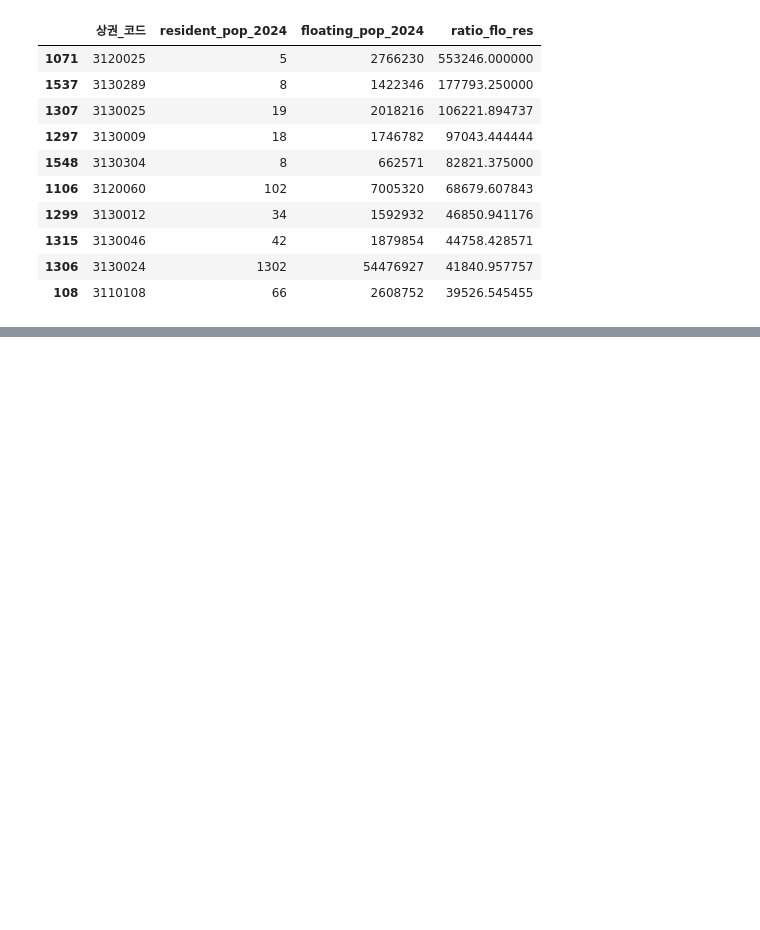
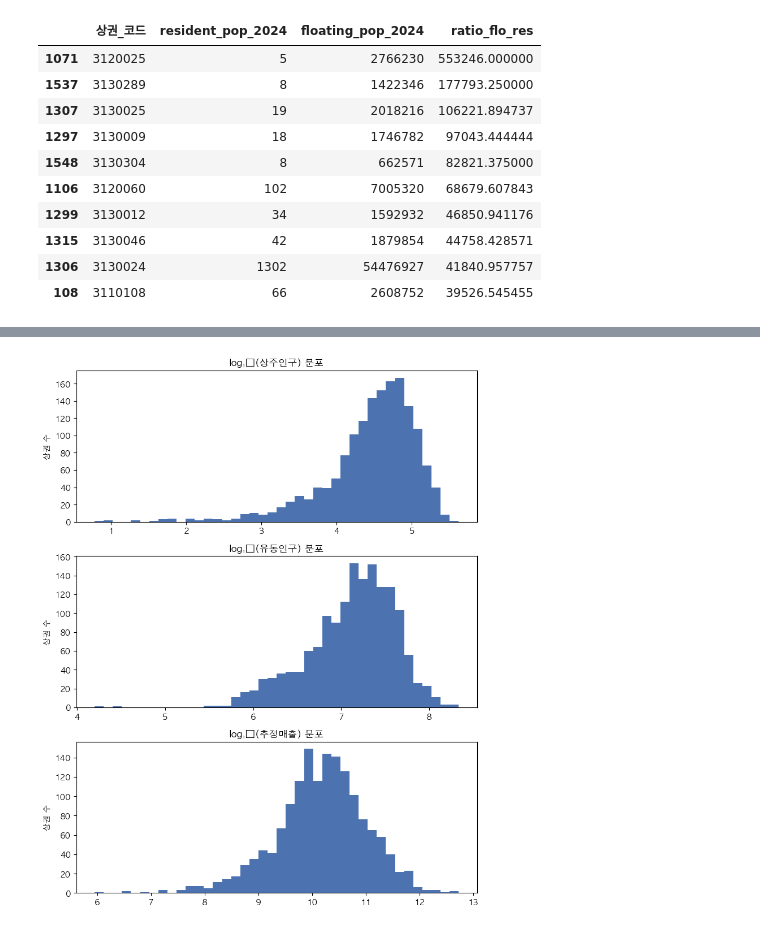
Before and after one commit to bichae777/active-zones-report, a Jupyter notebook: notebooks/01-explore_data.ipynb, the cells around one changed output, grey strips where cells are left out. Drawn from its saved outputs; the diff is of its cells as text; code cells hidden in the pictures; blank space fills up the shorter version.

```diff
--- a/notebooks/01-explore_data.ipynb
+++ b/notebooks/01-explore_data.ipynb
@@ -112,0 +148,22 @@ display(
+# %%
+import pandas as pd, numpy as np, matplotlib.pyplot as plt
+plt.rcParams["font.family"] = "AppleGothic"     # ▶ macOS / 나눔고딕 등으로 교체
+plt.rcParams["axes.unicode_minus"] = False      # 음수 기호 깨짐 방지
+
+# ── 1) 데이터 읽기 ──────────────────────────
+df = pd.read_csv("data/processed/merged_annual_2024_with_flags.csv",
+                 encoding="utf-8-sig")
+
+metrics = ["resident_pop_2024", "floating_pop_2024", "estimated_sales_2024"]
+titles  = ["상주인구", "유동인구", "추정매출"]
+
+# ── 2) 로그-히스토그램 그리기 ───────────────
+fig, axes = plt.subplots(nrows=3, figsize=(8, 10), sharex=False)
+for ax, m, t in zip(axes, metrics, titles):
+    ax.hist(np.log10(df[m] + 1), bins=40, color="#4C72B0")
+    ax.set_ylabel("상권 수")
+    ax.set_title(f"log₁₀({t}) 분포")
+fig.tight_layout()
+plt.show()
+# %% [output]
+[figure, added]
```
Also changed, not shown: parts of 1 cell of this notebook, 4 other files.
